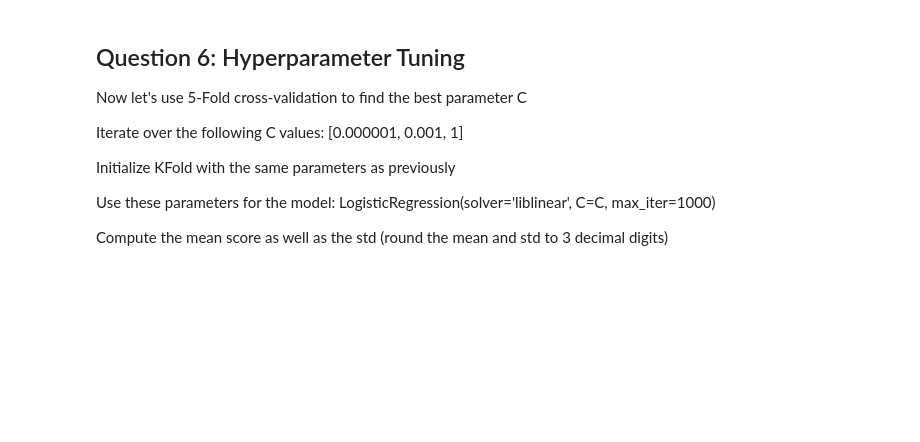
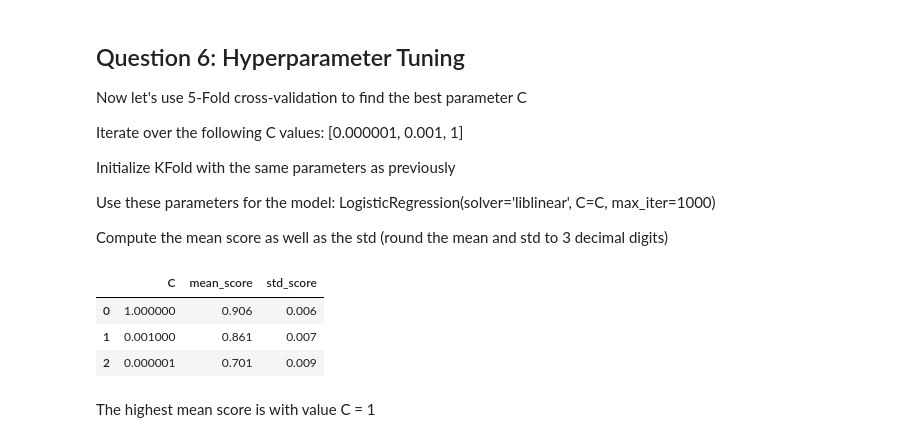
Before and after one commit to julam9/ML-Zoomcamp-2024, a Jupyter notebook: Week-4/answer-hw4.ipynb, the cells around one changed output. Cells and saved outputs as stored; diff of their text form; code cells hidden in the pictures; blank space fills up the shorter version.

```diff
--- a/Week-4/answer-hw4.ipynb
+++ b/Week-4/answer-hw4.ipynb
@@ -318,3 +318,41 @@ Initialize KFold with the same parameters as previously
 Use these parameters for the model: LogisticRegression(solver='liblinear', C=C, max_iter=1000)
 
 Compute the mean score as well as the std (round the mean and std to 3 decimal digits)
+# %%
+from tqdm import tqdm
+
+mean_scores_q6 = []
+std_scores_q6 = []
+
+for C in tqdm([0.000001, 0.001, 1]):
+    kfold_q6 = KFold(n_splits=5, shuffle=True, random_state=1)
+
+    scores_q6 = []
+
+    for train_idx_q6, val_idx_q6 in kfold_q6.split(df_full_train):
+        df_train_q6 = df_full_train.iloc[train_idx_q6]
+        df_val_q6 = df_full_train.iloc[val_idx_q6]
+
+        y_train_q6 = df_train_q6.y.values
+        y_val_q6 = df_val_q6.y.values
+
+        dv_q6, model_q6 = train(df_train_q6, y_train_q6, C=C)
+        y_pred_q6 = predict(df_val_q6, dv_q6, model_q6)
+
+        auc_q6 = roc_auc_score(y_val_q6, y_pred_q6)
+        scores_q6.append(auc_q6)
+
+    mean_scores_q6.append(np.round(np.mean(scores_q6), 3))
+    std_scores_q6.append(np.round(np.std(scores_q6), 3))
+
+df_q6 = pd.DataFrame({'C' : [0.000001, 0.001, 1], 'mean_score' : mean_scores_q6, 'std_score' : std_scores_q6})
+
+# the best mean defined as the highest mean
+df_q6.sort_values(by='mean_score', ascending=False).reset_index(drop=True)
+# %% [output]
+|  | C | mean_score | std_score |
+| 0 | 1.000000 | 0.906 | 0.006 |
+| 1 | 0.001000 | 0.861 | 0.007 |
+| 2 | 0.000001 | 0.701 | 0.009 |
+# %% [markdown]
+The highest mean score is with value C = 1
```
